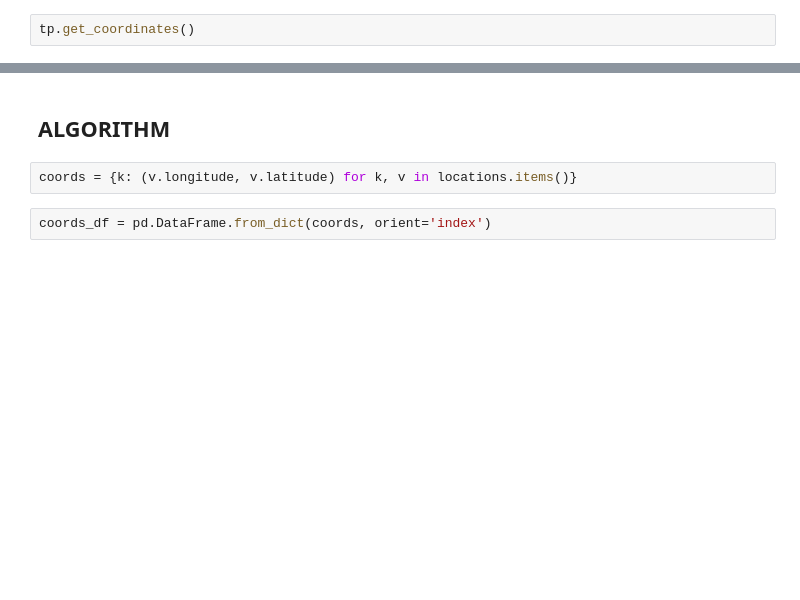
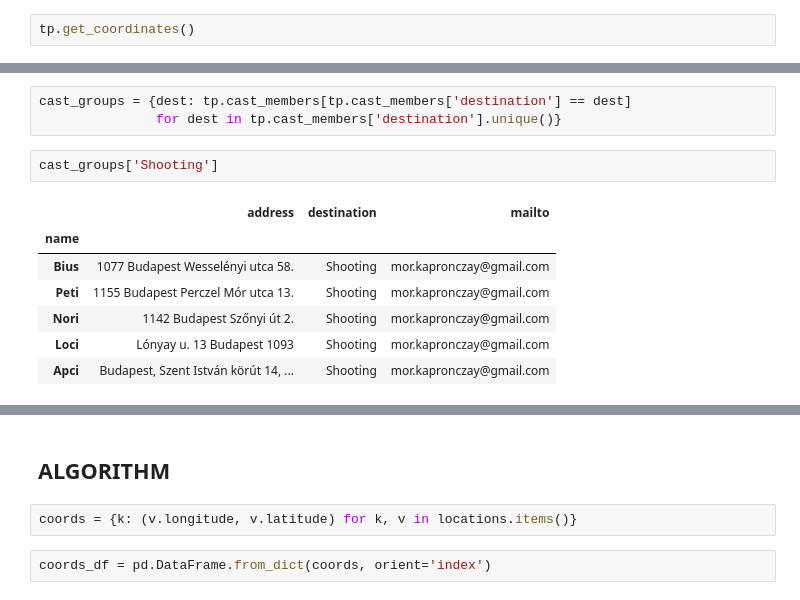
Before and after one commit to morkapronczay/transport_planner, a Jupyter notebook: algorithm.ipynb, the cells around one changed output, grey strips where cells are left out. Saved outputs shown, nothing was run; the diff lists cells and outputs as text; blank space fills up the shorter version.

```diff
--- a/algorithm.ipynb
+++ b/algorithm.ipynb
@@ -126,0 +168,13 @@ tp.cast_members
+# %%
+cast_groups = {dest: tp.cast_members[tp.cast_members['destination'] == dest]
+               for dest in tp.cast_members['destination'].unique()}
+# %%
+cast_groups['Shooting']
+# %% [output]
+|  | address | destination | mailto |
+| name |  |  |  |
+| Bius | 1077 Budapest Wesselényi utca 58. | Shooting | mor.kapronczay@gmail.com |
+| Peti | 1155 Budapest Perczel Mór utca 13. | Shooting | mor.kapronczay@gmail.com |
+| Nori | 1142 Budapest Szőnyi út 2. | Shooting | mor.kapronczay@gmail.com |
+| Loci | Lónyay u. 13 Budapest 1093 | Shooting | mor.kapronczay@gmail.com |
+| Apci | Budapest, Szent István körút 14, ... | Shooting | mor.kapronczay@gmail.com |
```
Also changed, not shown: parts of 14 cells of this notebook, 3 other files.
